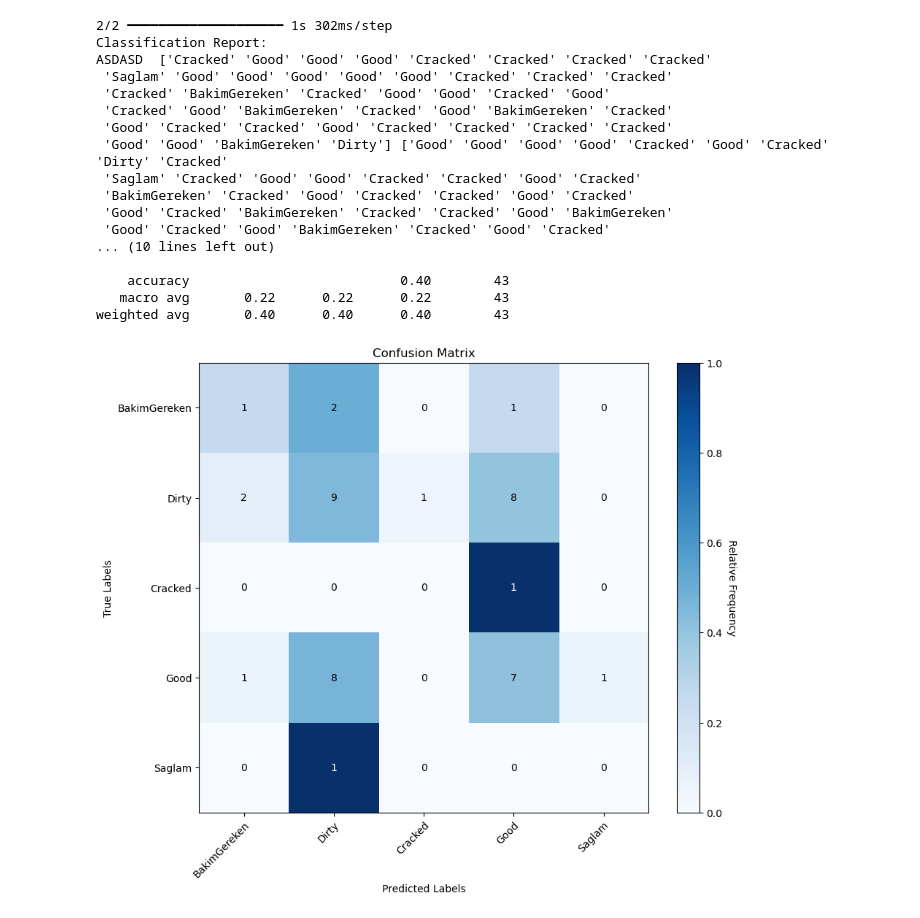
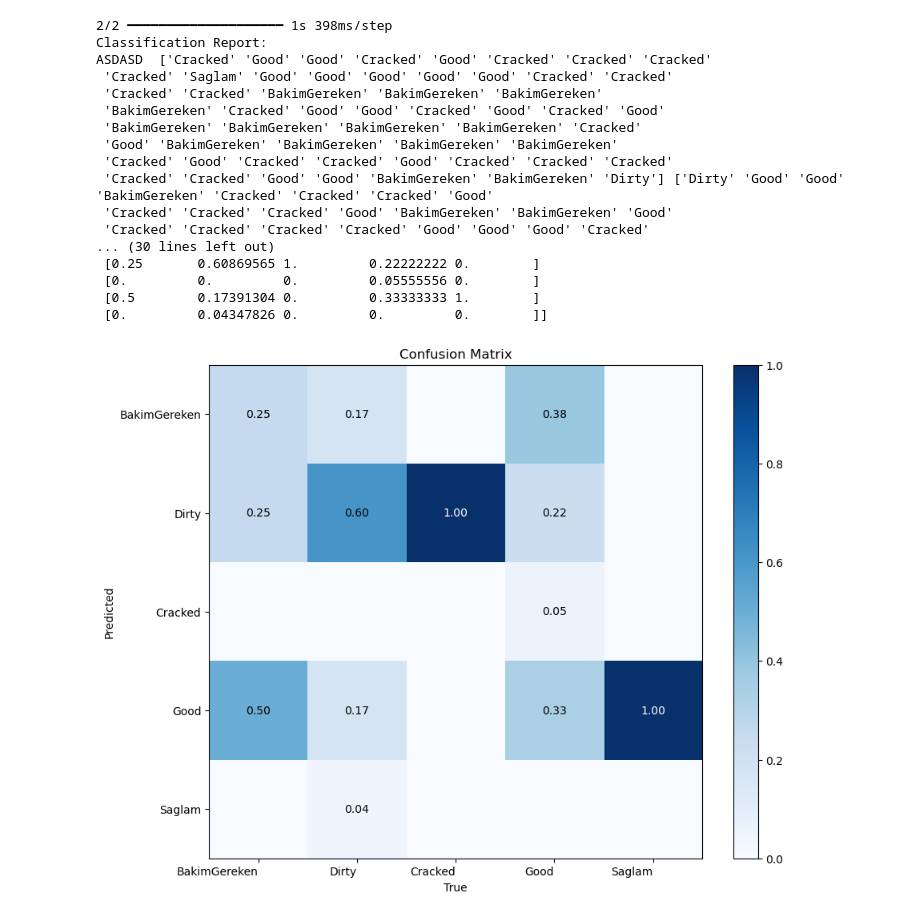
Before and after one commit to mahinuralam/notebook, a Jupyter notebook: SolarPv/SolarPv.ipynb, the cells around one changed output. Cells and saved outputs as stored; diff of their text form; code cells hidden in the pictures.

```diff
--- a/SolarPv/SolarPv.ipynb
+++ b/SolarPv/SolarPv.ipynb
@@ -187,0 +147,19 @@ Test loss: 0.12316372245550156, test accuracy: 0.9534883499145508
+# %%
+callback = tf.keras.callbacks.EarlyStopping(
+    monitor='val_loss',
+    min_delta=0,
+    patience=3,
+    verbose=0,
+    mode='auto',
+    baseline=None,
+    restore_best_weights=True,
+    start_from_epoch=0
+)
+
+# Fit the model
+history = model.fit(
+    train_generator,
+    epochs=50,
+    validation_data=val_generator,
+    callbacks=[callback]
+)
@@ -261,13 +270,21 @@ print("ASDASD ", true_labels, predicted_labels, class_names)
 print("Unique labels in true_labels:", np.unique(true_labels))
 print("Unique labels in predicted_labels:", np.unique(predicted_labels))
 
-print(classification_report(true_labels, predicted_labels, target_names=class_names))
+print(classification_report(predicted_labels, true_labels, target_names=class_names))
 
 # Calculate and plot confusion matrix
 cm = confusion_matrix(true_labels, predicted_labels)
 
+# Normalize the confusion matrix data by the sum of each column
+column_sums = cm.sum(axis=0)
+normed_cm = cm / column_sums[np.newaxis, :]
+
+print("cm -> ", cm)
+
 # Create an annotation array with the same shape as your confusion matrix
-annot_array = np.array([['0' if item == 0 else str(item) for item in row] for row in cm])
+annot_array = np.array([[f"{np.floor(item * 100) / 100:.2f}" if item != 0 else '' for item in row] for row in normed_cm])
+
+print(annot_array)
 
 # Create the confusion matrix plot manually
 fig, ax = plt.subplots(figsize=(10, 8))
@@ -275,59 +292,58 @@ fig, ax = plt.subplots(figsize=(10, 8))
 # Set the colormap
 cmap = plt.cm.Blues
 
-# Normalize the confusion matrix data
-normed_cm = cm.astype('float') / cm.sum(axis=1)[:, np.newaxis]
+print("NORM -> ", normed_cm)
 
 # This is the colormap I'd like to use.
 cmap = sns.color_palette("Blues", as_cmap=True)
 
 # Plot the heatmap
 ax.imshow(normed_cm, interpolation='nearest', cmap=cmap)
 
 # Add the color bar
 cbar = ax.figure.colorbar(ax.imshow(normed_cm, interpolation='nearest', cmap=cmap), ax=ax)
-cbar.ax.set_ylabel('Relative Frequency', rotation=-90, va="bottom")
+
 
 # Add the text annotations.
 thresh = normed_cm.max() / 1.5
 for i in range(normed_cm.shape[0]):
     for j in range(normed_cm.shape[1]):
         ax.text(j, i, annot_array[i, j],
                 ha="center", va="center",
                 color="white" if normed_cm[i, j] > thresh else "black")
 
 # Set the ticks and labels.
 ax.set_xticks(np.arange(num_classes))
 ax.set_yticks(np.arange(num_classes))
 ax.set_xticklabels(class_names)
 ax.set_yticklabels(class_names)
 
 # Rotate the tick labels and set their alignment.
-plt.setp(ax.get_xticklabels(), rotation=45, ha="right", rotation_mode="anchor")
+plt.setp(ax.get_xticklabels(), rotation=360, ha="right", rotation_mode="anchor")
 
 # Set labels and title
-ax.set_xlabel('Predicted Labels')
-ax.set_ylabel('True Labels')
+ax.set_ylabel('Predicted')
+ax.set_xlabel('True')
 ax.set_title('Confusion Matrix')
 
 # Show the plot
 plt.show()
 # %% [output]
-2/2 ━━━━━━━━━━━━━━━━━━━━ 1s 302ms/step
+2/2 ━━━━━━━━━━━━━━━━━━━━ 1s 398ms/step
 Classification Report:
-ASDASD  ['Cracked' 'Good' 'Good' 'Good' 'Cracked' 'Cracked' 'Cracked' 'Cracked'
- 'Saglam' 'Good' 'Good' 'Good' 'Good' 'Good' 'Cracked' 'Cracked' 'Cracked'
- 'Cracked' 'BakimGereken' 'Cracked' 'Good' 'Good' 'Cracked' 'Good'
- 'Cracked' 'Good' 'BakimGereken' 'Cracked' 'Good' 'BakimGereken' 'Cracked'
- 'Good' 'Cracked' 'Cracked' 'Good' 'Cracked' 'Cracked' 'Cracked' 'Cracked'
- 'Good' 'Good' 'BakimGereken' 'Dirty'] ['Good' 'Good' 'Good' 'Good' 'Cracked' 'Good' 'Cracked' 'Dirty' 'Cracked'
- 'Saglam' 'Cracked' 'Good' 'Good' 'Cracked' 'Cracked' 'Good' 'Cracked'
- 'BakimGereken' 'Cracked' 'Good' 'Cracked' 'Cracked' 'Good' 'Cracked'
- 'Good' 'Cracked' 'BakimGereken' 'Cracked' 'Cracked' 'Good' 'BakimGereken'
- 'Good' 'Cracked' 'Good' 'BakimGereken' 'Cracked' 'Good' 'Cracked'
-... (10 lines left out)
-
-    accuracy                           0.40        43
-   macro avg       0.22      0.22      0.22        43
-weighted avg       0.40      0.40      0.40        43
+ASDASD  ['Cracked' 'Good' 'Good' 'Cracked' 'Good' 'Cracked' 'Cracked' 'Cracked'
+ 'Cracked' 'Saglam' 'Good' 'Good' 'Good' 'Good' 'Good' 'Cracked' 'Cracked'
+ 'Cracked' 'Cracked' 'BakimGereken' 'BakimGereken' 'BakimGereken'
+ 'BakimGereken' 'Cracked' 'Good' 'Good' 'Cracked' 'Good' 'Cracked' 'Good'
+ 'BakimGereken' 'BakimGereken' 'BakimGereken' 'BakimGereken' 'Cracked'
+ 'Good' 'BakimGereken' 'BakimGereken' 'BakimGereken' 'BakimGereken'
+ 'Cracked' 'Good' 'Cracked' 'Cracked' 'Good' 'Cracked' 'Cracked' 'Cracked'
+ 'Cracked' 'Cracked' 'Good' 'Good' 'BakimGereken' 'BakimGereken' 'Dirty'] ['Dirty' 'Good' 'Good' 'BakimGereken' 'Cracked' 'Cracked' 'Cracked' 'Good'
+ 'Cracked' 'Cracked' 'Cracked' 'Good' 'BakimGereken' 'BakimGereken' 'Good'
+ 'Cracked' 'Cracked' 'Cracked' 'Cracked' 'Good' 'Good' 'Good' 'Cracked'
+... (30 lines left out)
+ [0.25       0.60869565 1.         0.22222222 0.        ]
+ [0.         0.         0.         0.05555556 0.        ]
+ [0.5        0.17391304 0.         0.33333333 1.        ]
+ [0.         0.04347826 0.         0.         0.        ]]
-[figure, old version]
+[figure, new version]
```
Also changed, not shown: parts of 6 cells of this notebook, 1 other file.
